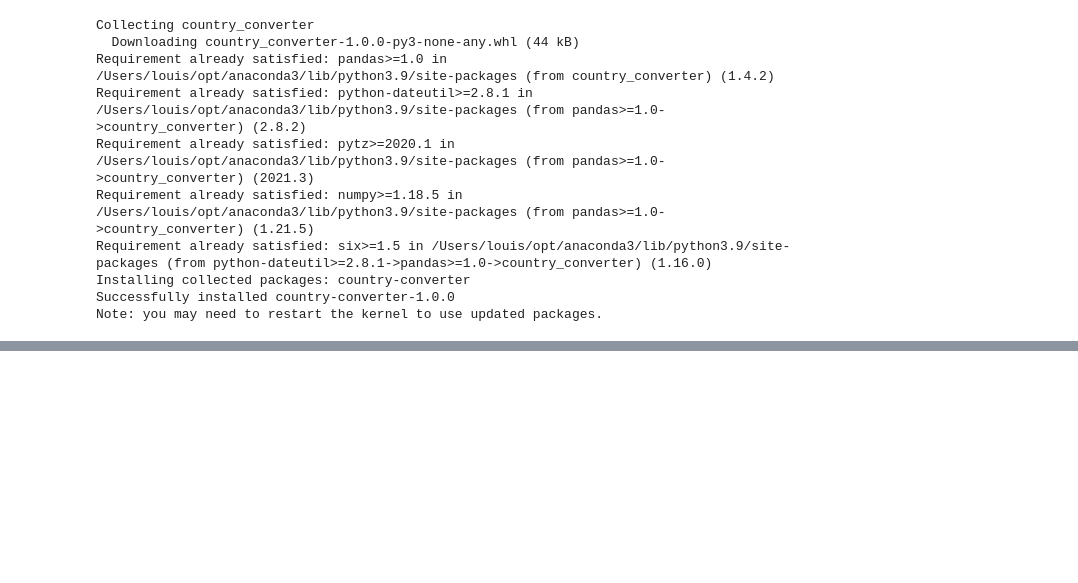
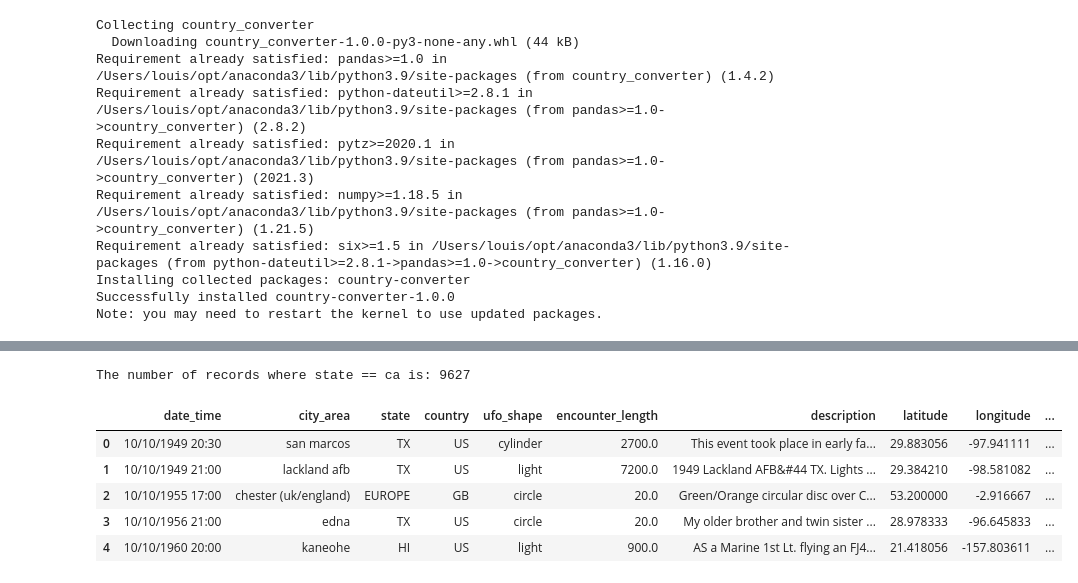
Before and after one commit to Louiszhong85/COMP40610-Information-Visualisation, a Jupyter notebook: Assignment 3/Data processing.ipynb, the cells around one changed output, grey strips where cells are left out. Cells and saved outputs as stored; diff of their text form; code cells hidden in the pictures; blank space fills up the shorter version.

```diff
--- a/Assignment 3/Data processing.ipynb
+++ b/Assignment 3/Data processing.ipynb
@@ -265,0 +266,12 @@ data.to_csv('ufo_sightings.csv', sep=',', header=True, index=True,float_format =
+# %%
+import pandas as pd
+
+# 读取 UFO 数据集
+df = pd.read_csv('ufo_sightings.csv')
+
+# 更新 state 列的值
+df.loc[df['country'] != 'US', 'state'] = df['region']
+df['state'] = df['state'].str.upper()
+
+# 打印更新后的数据集
+print(df.head())
@@ -265,0 +325,4 @@ data.to_csv('ufo_sightings.csv', sep=',', header=True, index=True,float_format =
+# %%
+# Remove rows with empty strings in the 'country' column
+df = df.dropna(subset=['state'])
+df.info()
@@ -265,0 +350,40 @@ data.to_csv('ufo_sightings.csv', sep=',', header=True, index=True,float_format =
+# %%
+# 统计符合条件的记录数
+count = len(df[df['state'] == 'CA'])
+
+# 输出结果
+print('The number of records where state == ca is:', count)
+# %% [output]
+The number of records where state == ca is: 9627
+# %%
+# 定义一个函数，根据州代码返回地理区域
+def get_region(state_code):
+    northeast = ['CT', 'ME', 'MA', 'NH', 'NJ', 'NY', 'PA', 'RI', 'VT']
+    southeast = ['AL', 'AR', 'DE', 'FL', 'GA', 'KY', 'LA', 'MD', 'MS', 'NC', 'OK', 'SC', 'TN', 'TX', 'VA', 'WV']
+    midwest = ['IL', 'IN', 'IA', 'KS', 'MI', 'MN', 'MO', 'NE', 'ND', 'OH', 'SD', 'WI']
+    southwest = ['AZ', 'NM', 'OK', 'TX']
+    west = ['AK', 'CA', 'CO', 'HI', 'ID', 'MT', 'NV', 'OR', 'UT', 'WA', 'WY']
+
+    if state_code in northeast:
+        return 'Northeast'
+    elif state_code in southeast:
+        return 'Southeast'
+    elif state_code in midwest:
+        return 'Midwest'
+    elif state_code in southwest:
+        return 'Southwest'
+    elif state_code in west:
+        return 'West'
+    else:
+        return None
+
+# 为数据集添加新列
+df['us_region'] = df.apply(lambda row: get_region(row['state']) if row['country'] == 'US' else None, axis=1)
+df.head()
+# %% [output]
+|  | date_time | city_area | state | country | ufo_shape | encounter_length | description | latitude | longitude | ... |
+| 0 | 10/10/1949 20:30 | san marcos | TX | US | cylinder | 2700.0 | This event took place in early fa... | 29.883056 | -97.941111 | ... |
+| 1 | 10/10/1949 21:00 | lackland afb | TX | US | light | 7200.0 | 1949 Lackland AFB&#44 TX. Lights ... | 29.384210 | -98.581082 | ... |
+| 2 | 10/10/1955 17:00 | chester (uk/england) | EUROPE | GB | circle | 20.0 | Green/Orange circular disc over C... | 53.200000 | -2.916667 | ... |
+| 3 | 10/10/1956 21:00 | edna | TX | US | circle | 20.0 | My older brother and twin sister ... | 28.978333 | -96.645833 | ... |
+| 4 | 10/10/1960 20:00 | kaneohe | HI | US | light | 900.0 | AS a Marine 1st Lt. flying an FJ4... | 21.418056 | -157.803611 | ... |
```
Also changed, not shown: parts of 13 cells of this notebook.
